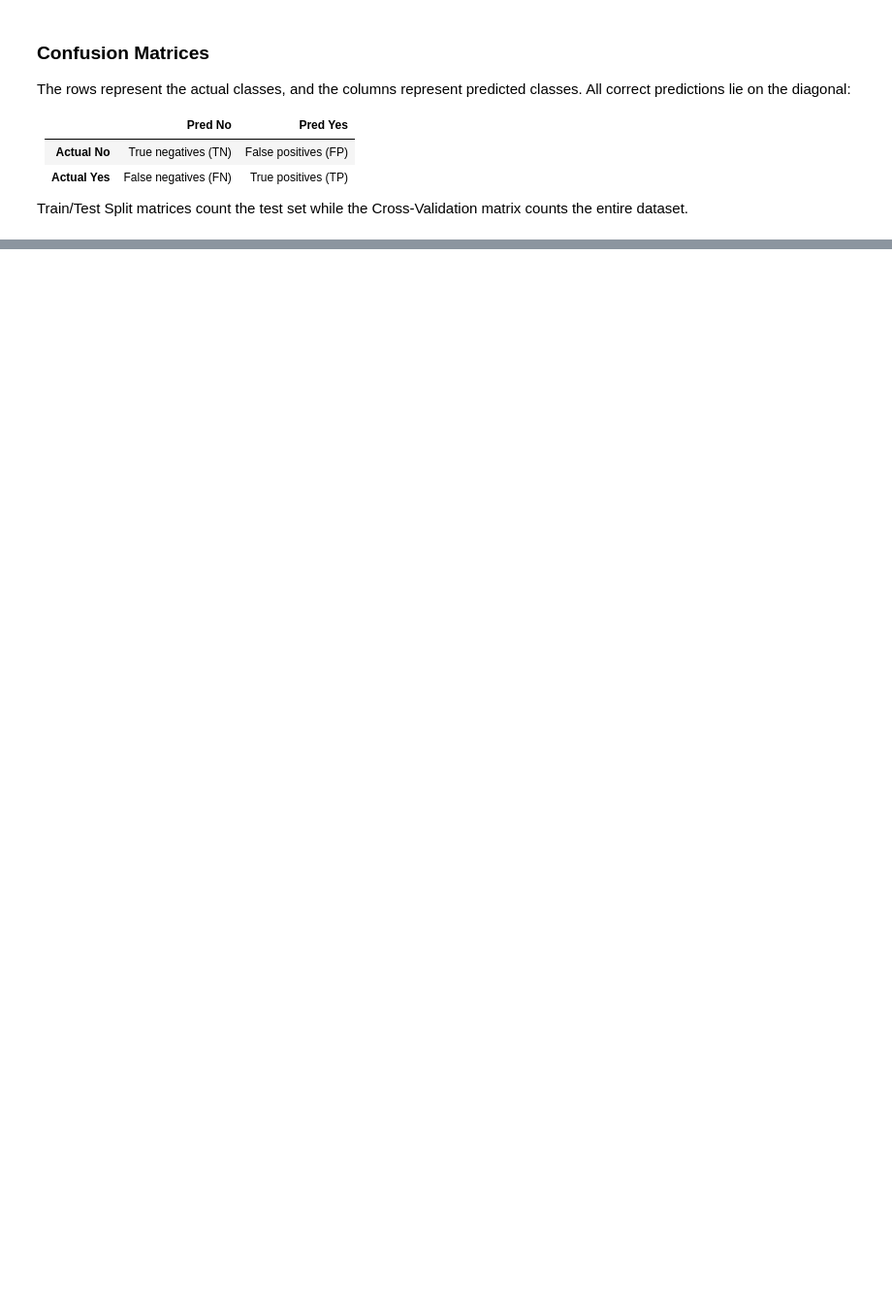
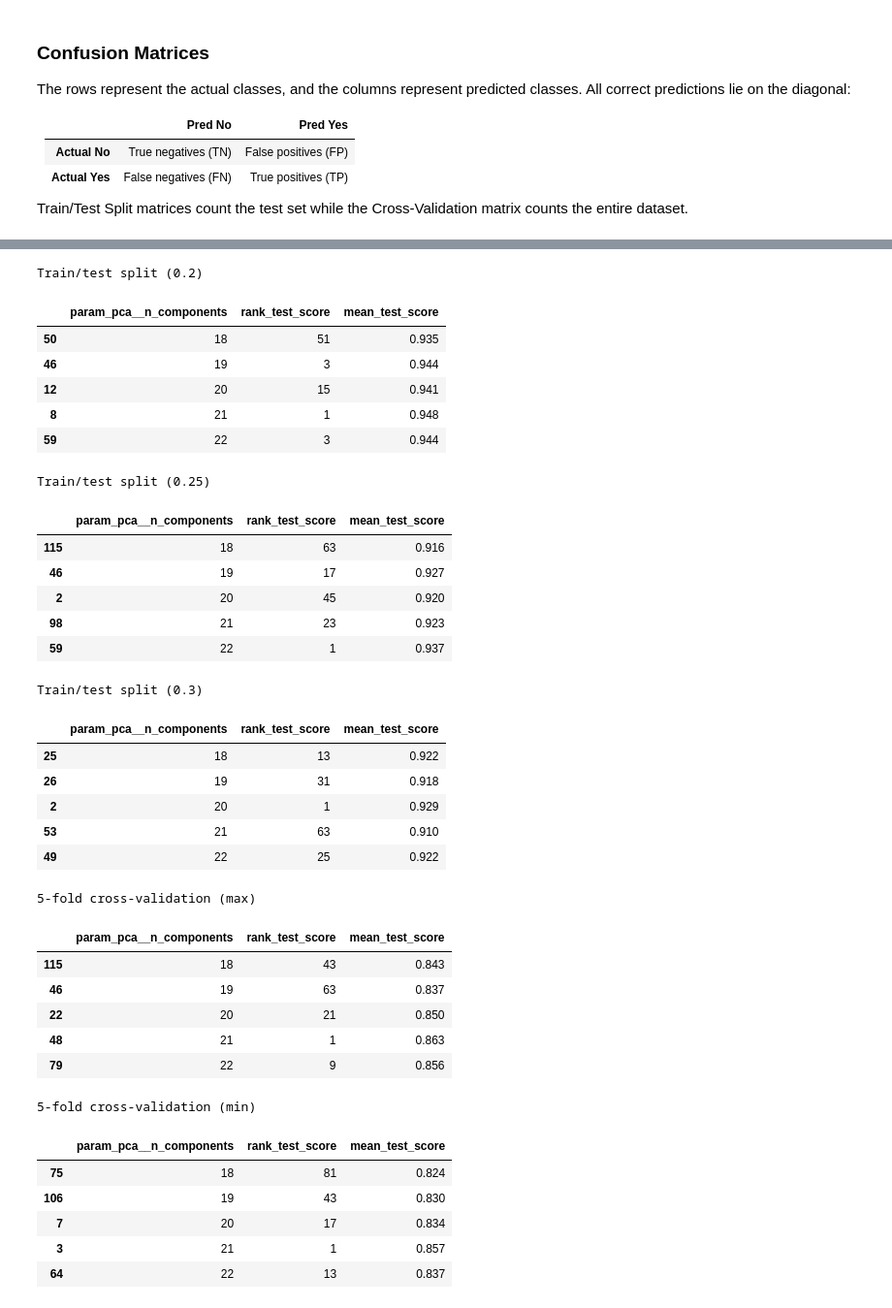
Before and after one commit to rwiggins1/thyroid-recurrence, a Jupyter notebook: models/random_forest.ipynb, the cells around one changed output, grey strips where cells are left out. Shown at 97% size. Cells and saved outputs as stored; diff of their text form; code cells hidden in the pictures; blank space fills up the shorter version.

```diff
--- a/models/random_forest.ipynb
+++ b/models/random_forest.ipynb
@@ -430 +445,41 @@ Train/test split (0.3)
+# %%
+for result in results:
+    print(result["Method"])
+    display(result["PCARank"])
+# %% [output]
+Train/test split (0.2)
+|  | param_pca__n_components | rank_test_score | mean_test_score |
+| 50 | 18 | 51 | 0.935 |
+| 46 | 19 | 3 | 0.944 |
+| 12 | 20 | 15 | 0.941 |
+| 8 | 21 | 1 | 0.948 |
+| 59 | 22 | 3 | 0.944 |
+Train/test split (0.25)
+|  | param_pca__n_components | rank_test_score | mean_test_score |
+| 115 | 18 | 63 | 0.916 |
+| 46 | 19 | 17 | 0.927 |
+| 2 | 20 | 45 | 0.920 |
+| 98 | 21 | 23 | 0.923 |
+| 59 | 22 | 1 | 0.937 |
+Train/test split (0.3)
+|  | param_pca__n_components | rank_test_score | mean_test_score |
+| 25 | 18 | 13 | 0.922 |
+| 26 | 19 | 31 | 0.918 |
+| 2 | 20 | 1 | 0.929 |
+| 53 | 21 | 63 | 0.910 |
+| 49 | 22 | 25 | 0.922 |
+5-fold cross-validation (max)
+|  | param_pca__n_components | rank_test_score | mean_test_score |
+| 115 | 18 | 43 | 0.843 |
+| 46 | 19 | 63 | 0.837 |
+| 22 | 20 | 21 | 0.850 |
+| 48 | 21 | 1 | 0.863 |
+| 79 | 22 | 9 | 0.856 |
+5-fold cross-validation (min)
+|  | param_pca__n_components | rank_test_score | mean_test_score |
+| 75 | 18 | 81 | 0.824 |
+| 106 | 19 | 43 | 0.830 |
+| 7 | 20 | 17 | 0.834 |
+| 3 | 21 | 1 | 0.857 |
+| 64 | 22 | 13 | 0.837 |
 # %% [markdown]
```
Also changed, not shown: parts of 14 cells of this notebook.
